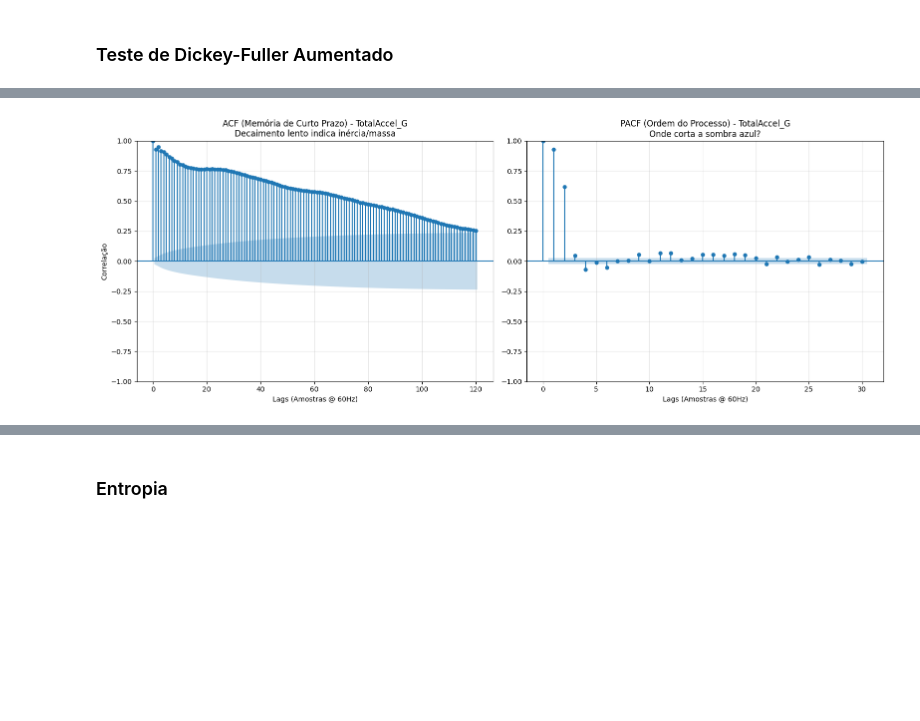
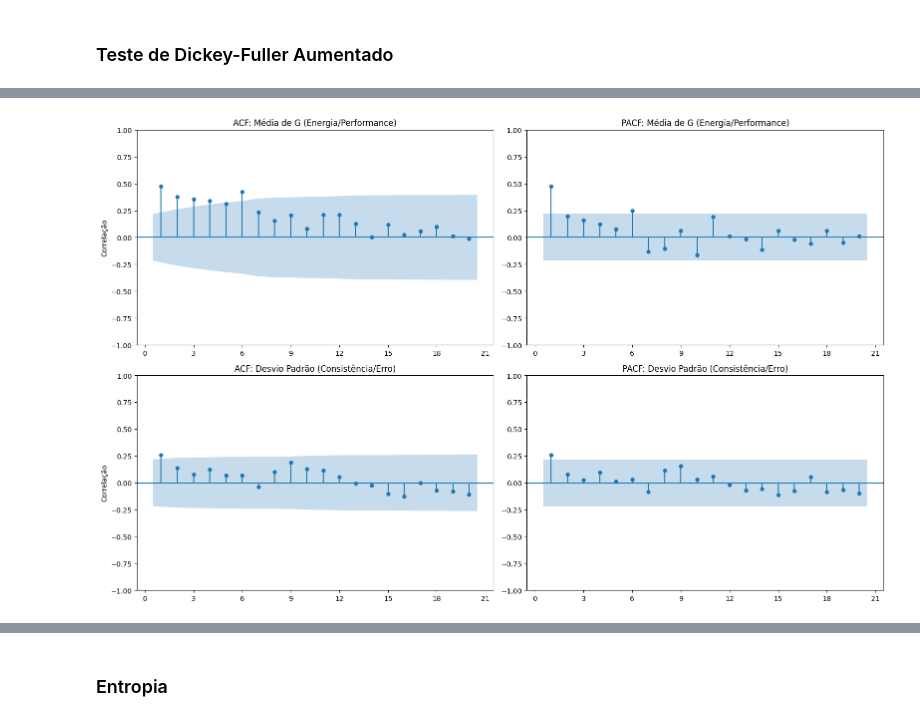
Before and after one commit to TomazFilgueira/PPGEEC2317---SISTEMAS-PROBABIL-STICOS, a Jupyter notebook: processos_estocasticos/simracing_processos_estocasticos.ipynb, the cells around one changed output, grey strips where cells are left out. Drawn from its saved outputs; the diff is of its cells as text; code cells hidden in the pictures; blank space fills up the shorter version.

Commit message:
salvando algumas imagens

```diff
--- a/processos_estocasticos/simracing_processos_estocasticos.ipynb
+++ b/processos_estocasticos/simracing_processos_estocasticos.ipynb
@@ -831,0 +973,9 @@ test_adf_acceleration(df_selected, col_name='TotalAccel_G')
+# %%
+lap_stats = df_selected.groupby('Lap').agg({
+        'TotalAccel_G': ['mean', 'std', 'max'],
+        'SessionTime': lambda x: x.max() - x.min()
+    })
+lap_stats.columns = ['Mean_G', 'Std_G', 'Max_G', 'LapTime']
+
+lap_stats.plot(subplots=True, layout=(2,2), figsize=(12,8), title='Lap Statistics Over Time')
+plt.show
@@ -832,74 +987,47 @@ test_adf_acceleration(df_selected, col_name='TotalAccel_G')
 # %%
 import matplotlib.pyplot as plt
+from matplotlib.ticker import MaxNLocator
 from statsmodels.graphics.tsaplots import plot_acf, plot_pacf
+import pandas as pd
 
-def analyze_acceleration_autocorrelation(df, target_col='TotalAccel_G', lap_to_analyze=None):
-    """
-    Analisa a Autocorrelação (ACF) e Autocorrelação Parcial (PACF)
-    para um sinal contínuo de telemetria.
-    """
-    # 1. Seleção de Dados
-    # Se nenhuma volta for especificada, pegamos a volta mais rápida como exemplo representativo
-    if lap_to_analyze is None:
-        # Tenta pegar a volta mais rápida baseada no SessionTime (menor delta)
-        # Ou simplesmente pega uma volta do meio (ex: 5) para garantir estabilidade
-        lap_to_analyze = 5
+def analyze_serial_correlation(df):
+    print("📊 ANÁLISE DE AUTOCORRELAÇÃO (ACF) E PARCIAL (PACF)")
+    print("="*60)
 
-    print(f"[ANÁLISE] Calculando Autocorrelação para '{target_col}' na Volta {lap_to_analyze}...")
+    # 1. Extrair Séries Temporais Discretas (As 80 bolinhas)
+    lap_stats = df.groupby('Lap').agg({
+        'TotalAccel_G': ['mean', 'std']
+    })
+    lap_stats.columns = ['Mean_G', 'Std_G']
 
-    # Filtrar dados da volta
-    lap_data = df[df['Lap'] == lap_to_analyze].copy()
+    # Vamos analisar as duas métricas principais
+    metrics = [
+        ('Mean_G', 'Média de G (Energia/Performance)'),
+        ('Std_G', 'Desvio Padrão (Consistência/Erro)')
+    ]
 
-    if lap_data.empty:
-        print("[ERRO] Volta não encontrada.")
-        return
+    fig, axes = plt.subplots(2, 2, figsize=(16, 10))
 
-    series = lap_data[target_col]
+    for i, (col, title) in enumerate(metrics):
+        # Série de dados (removendo NaNs se houver)
+        series = lap_stats[col].dropna()
 
-    # --- PLOTAGEM ---
-    fig, axes = plt.subplots(1, 2, figsize=(16, 6))
+        # Plot ACF (Autocorrelação Total)
+        # Lags = 20 (Olhar 20 voltas para trás é suficiente para N=80)
+        plot_acf(series, lags=20, ax=axes[i, 0], title=f'ACF: {title}', zero=False)
+        axes[i, 0].set_ylabel('Correlação')
 
-    # 2. SHORT-TERM MEMORY (Inércia Física)
-    # Lags: 60Hz * 2s = 120 lags (Olhar 2 segundos para trás)
-    # Isso mostra a "Ordem" do processo dinâmico
-    plot_acf(series, ax=axes[0], lags=120, alpha=0.05,
-             title=f'ACF (Memória de Curto Prazo) - {target_col}\nDecaimento lento indica inércia/massa')
-    axes[0].set_xlabel('Lags (Amostras @ 60Hz)')
-    axes[0].set_ylabel('Correlação')
-    axes[0].grid(True, alpha=0.3)
+        # --- CORREÇÃO: Forçar eixo X a ser Inteiro ---
+        axes[i, 0].xaxis.set_major_locator(MaxNLocator(integer=True))
 
-    # 3. PARTIAL AUTOCORRELATION (Ordem do Processo)
-    # A PACF remove a influência intermediária. Onde ela corta para zero é a "Ordem" real.
-    # Usamos menos lags (ex: 30 = 0.5s) para focar na ordem imediata
-    plot_pacf(series, ax=axes[1], lags=30, method='ywm',
-              title=f'PACF (Ordem do Processo) - {target_col}\nOnde corta a sombra azul?')
-    axes[1].set_xlabel('Lags (Amostras @ 60Hz)')
-    axes[1].grid(True, alpha=0.3)
+        # Plot PACF (Autocorrelação Parcial - Influência Direta)
+        plot_pacf(series, lags=20, ax=axes[i, 1], title=f'PACF: {title}', zero=False)
+        # --- CORREÇÃO: Forçar eixo X a ser Inteiro ---
+        axes[i, 1].xaxis.set_major_locator(MaxNLocator(integer=True))
 
     plt.tight_layout()
     plt.show()
 
-    # --- BÔNUS: LONG-TERM (Periodicidade) ---
-    # Para provar Ciclo-Estacionariedade, precisamos ver se correlaciona com a MESMA curva na próxima volta.
-    # Vamos pegar 2 voltas consecutivas para isso.
-    print("\n[BÔNUS] Teste de Periodicidade (Ciclo-Estacionariedade)...")
-    two_laps = df[df['Lap'].isin([lap_to_analyze, lap_to_analyze+1])][target_col]
-
-    plt.figure(figsize=(12, 5))
-    # Lag máximo = tamanho de uma volta média (em amostras)
-    # Ex: 1m30s * 60Hz = ~5400 amostras. Vamos plotar até 6000.
-    samples_per_lap = int(90 * 60) # Aprox 90s
-
-    pd.plotting.autocorrelation_plot(two_laps)
-    plt.title(f'Autocorrelação de Longo Prazo: Busca por Periodicidade')
-    plt.xlabel('Lag (Amostras)')
-    plt.xlim(0, samples_per_lap * 1.5) # Zoom para ver o primeiro pico de volta
-    plt.grid(True, alpha=0.3)
-
-    # Adicionar linha vertical estimada onde deveria ser a volta completa
-    plt.axvline(x=len(series), color='red', linestyle='--', label='Periodo T (1 Volta)')
-    plt.legend()
-    plt.show()
-
-analyze_acceleration_autocorrelation(df_selected, target_col='TotalAccel_G', lap_to_analyze=5)
+if 'df_selected' in locals():
+    analyze_serial_correlation(df_selected)
 # %% [output]
@@ -907 +1036 @@ analyze_acceleration_autocorrelation(df_selected, target_col='TotalAccel_G', lap
-[figure, old version]
+[figure, new version]
```
Also changed, not shown: parts of 13 cells of this notebook, 4 other files.
